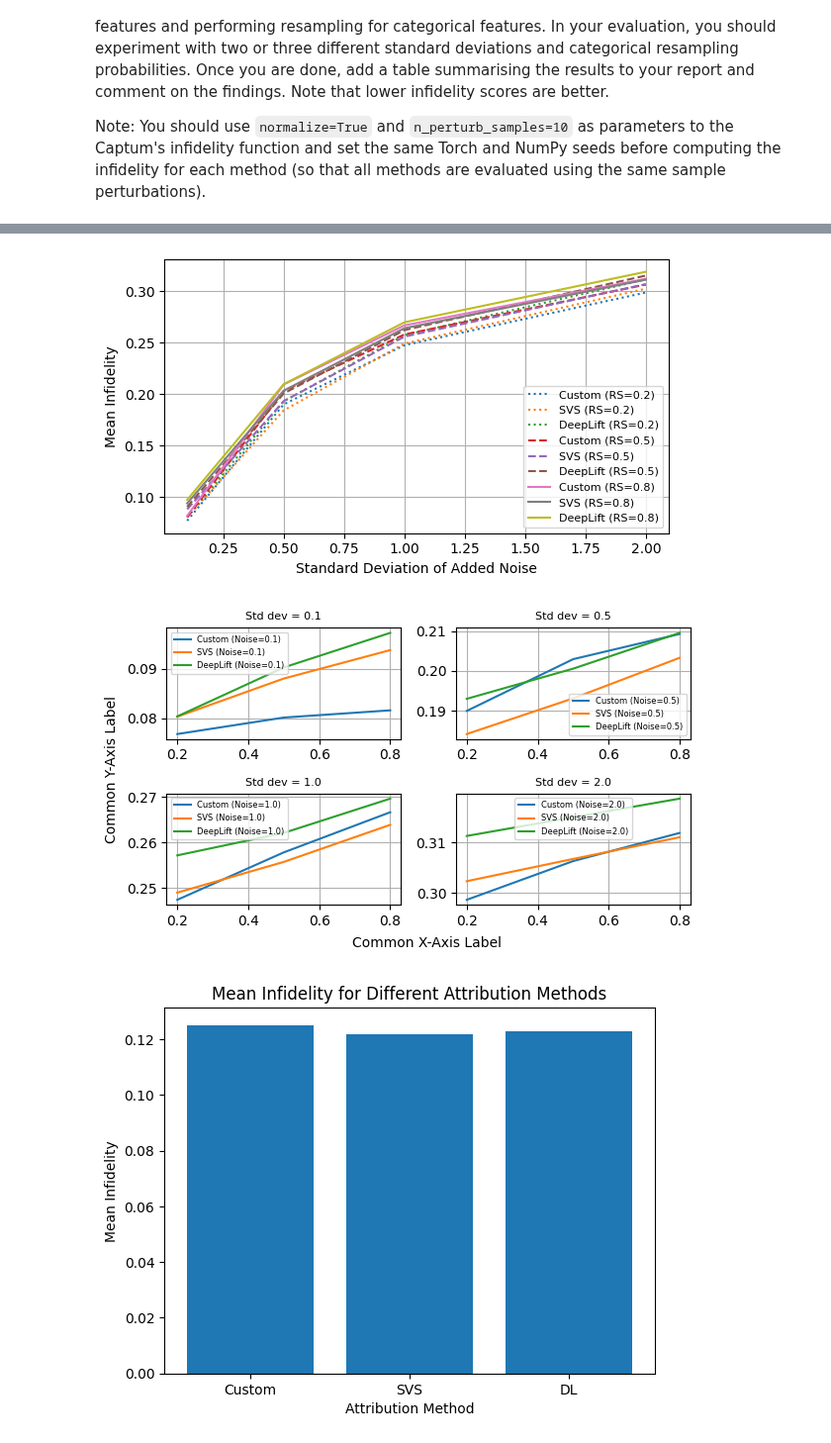
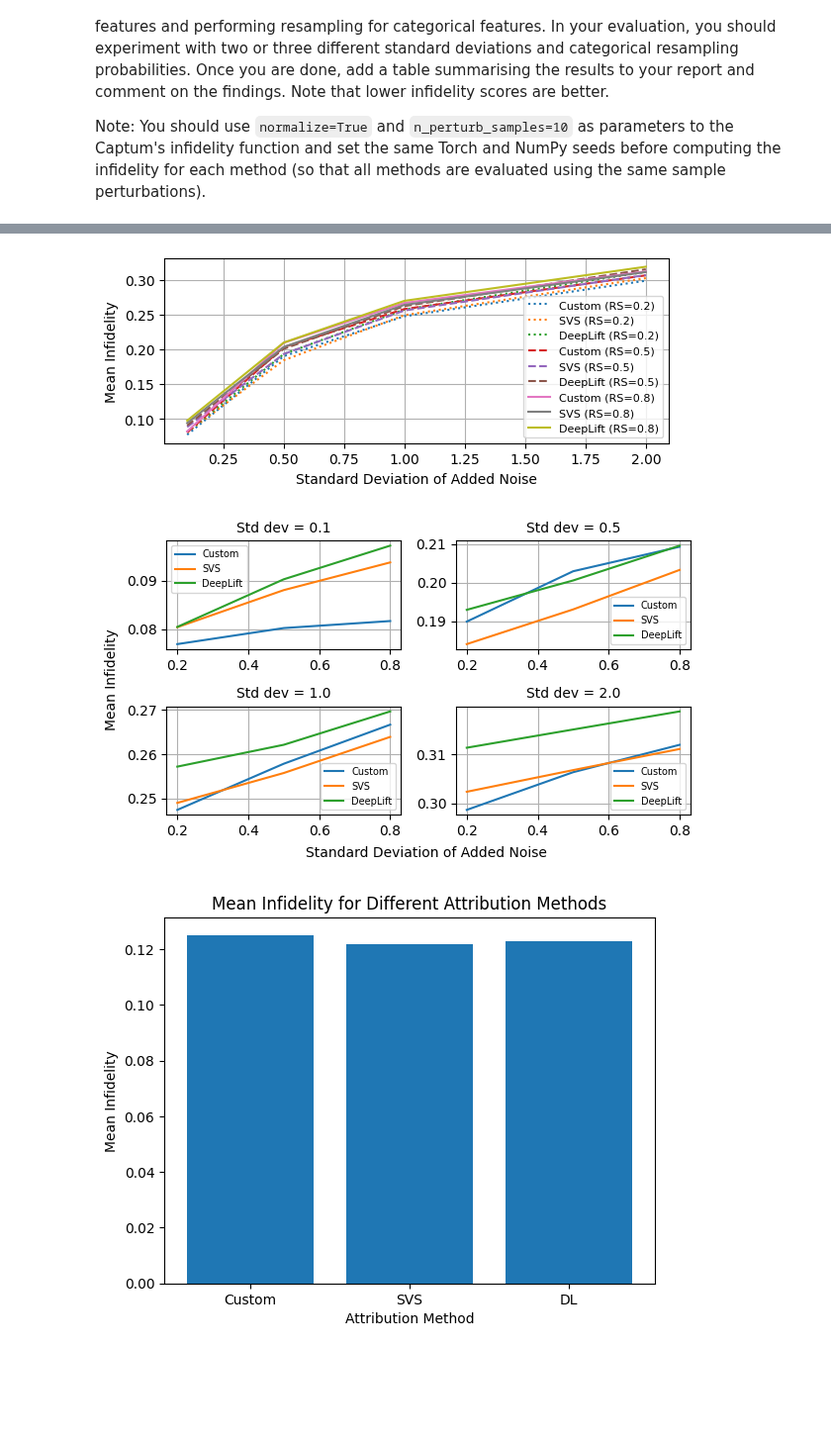
Before and after one commit to khigashinosg/Explainability-in-AI, a Jupyter notebook: Explainability CW.ipynb, the cells around one changed output, grey strips where cells are left out. Shown at 99% size. Drawn from its saved outputs; the diff is of its cells as text; code cells hidden in the pictures; blank space fills up the shorter version.

Commit message:
modified graphs and created infidelity_results.csv

```diff
--- a/Explainability CW.ipynb
+++ b/Explainability CW.ipynb
@@ -874,6 +874,8 @@ Setting forward, backward hooks and attributes on non-linear
 34          2.0                 0.8     Svs         0.311092
 35          2.0                 0.8      Dl         0.318778
 # %%
+df_results.to_csv('infidelity_results.csv', index=False)
+
 custom_infid = df_results[df_results['Method'] == 'Custom']
 svs_infid = df_results[df_results['Method'] == 'Svs']
 dl_infid = df_results[df_results['Method'] == 'Dl']
@@ -884,7 +886,7 @@ figsize=(6*factor, 3.5*factor)
 fontsize = 8
 
 # decide on a fixed categorical resample probability to plot infidelity vs noise
-plt.figure(figsize=figsize)  # Adjusted figure size
+plt.figure(figsize=(6,2.6))  # Adjusted figure size
 for cat_resample_prob in [0.2, 0.5, 0.8]:
     if cat_resample_prob == 0.2:
         linestyle = ':'
@@ -903,42 +905,40 @@ for cat_resample_prob in [0.2, 0.5, 0.8]:
     plt.plot(dl_infid_vs_noise['Noise Scale'], dl_infid_vs_noise['Mean Infidelity'], label=f'DeepLift (RS={cat_resample_prob})', linestyle=linestyle)
     plt.xlabel('Standard Deviation of Added Noise', fontsize=fontsize+2)
     plt.ylabel('Mean Infidelity', fontsize=fontsize+2)
 
 plt.legend(fontsize=fontsize)
 plt.grid()
 plt.tight_layout()
 plt.show()
 
 # decide on a fixed categorical resample probability to plot infidelity vs cat resample probability
-fig = plt.figure(figsize=figsize)  # Adjusted figure size
+fig = plt.figure(figsize=(6, 3.5))  # Adjusted figure size
 
 for position, noise in enumerate([0.1, 0.5, 1.0, 2.0]):
     ax = fig.add_subplot(2, 2, position+1)
 
     # Sort the dataframes by cat resample probability
     custom_infid_vs_cat = custom_infid[custom_infid['Noise Scale'] == noise].sort_values(by='Cat Resample Proba')
     svs_infid_vs_cat = svs_infid[svs_infid['Noise Scale'] == noise].sort_values(by='Cat Resample Proba')
     dl_infid_vs_cat = dl_infid[dl_infid['Noise Scale'] == noise].sort_values(by='Cat Resample Proba')
 
     # Plot the infidelity vs cat resample probability
 
     plt.plot(custom_infid_vs_cat['Cat Resample Proba'], custom_infid_vs_cat['Mean Infidelity'], label=f'Custom')
     plt.plot(svs_infid_vs_cat['Cat Resample Proba'], svs_infid_vs_cat['Mean Infidelity'], label=f'SVS')
     plt.plot(dl_infid_vs_cat['Cat Resample Proba'], dl_infid_vs_cat['Mean Infidelity'], label=f'DeepLift')
-    # plt.xlabel('Categorical Resample Probability', fontsize=fontsize)
-    # plt.ylabel('Mean Infidelity', fontsize=fontsize)
-    ax.set_title(f'Std dev = {noise}', fontsize=fontsize)
+    ax.set_title(f'Std dev = {noise}', fontsize=fontsize+2)
 
-    plt.legend(fontsize=fontsize-2)
+    plt.legend(fontsize=fontsize-1)
     plt.grid()
     plt.tight_layout()
-fig.text(0.53, 0.00, 'Common X-Axis Label', ha='center', va='center', fontsize=fontsize+2)
-fig.text(0.00, 0.5, 'Common Y-Axis Label', ha='center', va='center', rotation='vertical', fontsize=fontsize+2)
+fig.text(0.53, 0.00, 'Standard Deviation of Added Noise', ha='center', va='center', fontsize=fontsize+2)
+fig.text(0.00, 0.5, 'Mean Infidelity', ha='center', va='center', rotation='vertical', fontsize=fontsize+2)
 
 plt.show()
 # %% [output]
-[figure, old version]
+[figure, new version]
-[figure, old version]
+[figure, new version]
 # %%
 # Save results to a CSV file
 df_results.to_csv('mean_infidelity_results.csv', index=False)
```
